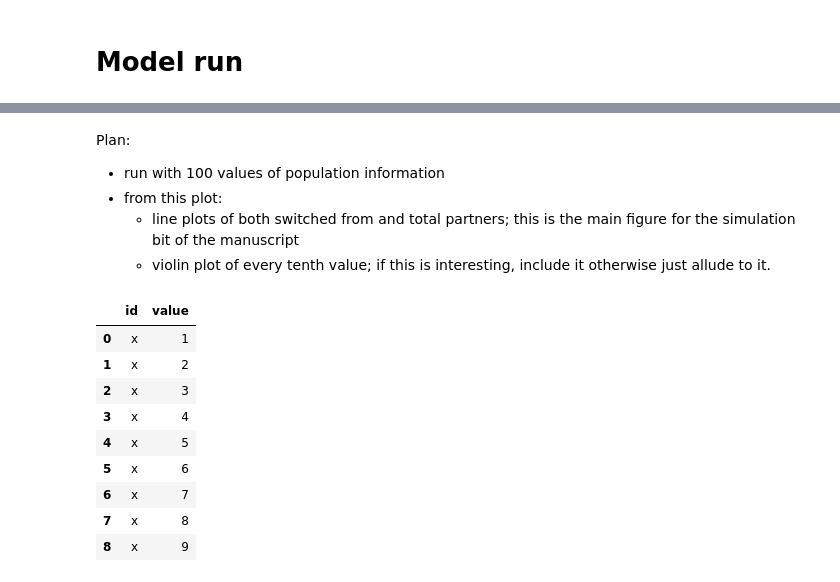
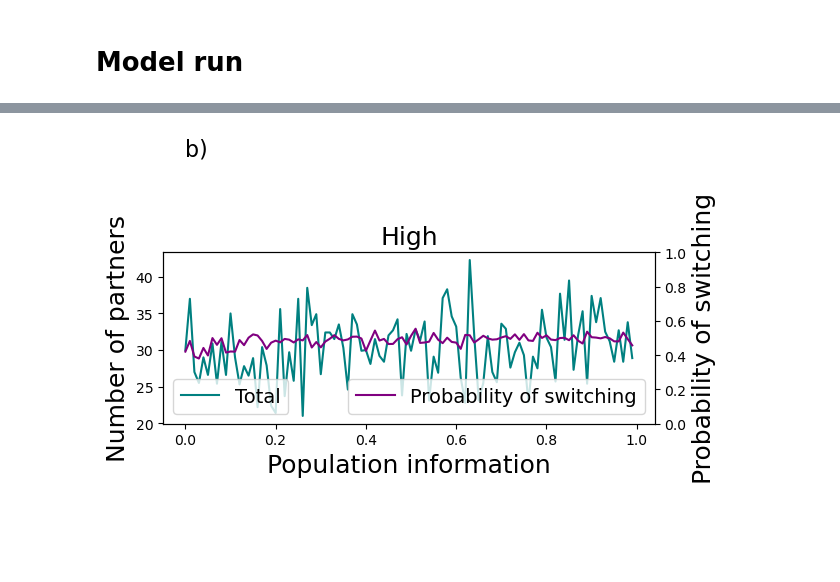
Before and after one commit to beckypadget/partnerswitching_model, a Jupyter notebook: model-evolution.ipynb, the cells around one changed output, grey strips where cells are left out. Cells and saved outputs as stored; diff of their text form; code cells hidden in the pictures; blank space fills up the shorter version.

```diff
--- a/model-evolution.ipynb
+++ b/model-evolution.ipynb
@@ -392,22 +475,0 @@ plt.show()
-# %% [markdown]
-Plan:
-* run with 100 values of population information
-* from this plot:
-    * line plots of both switched from and total partners; this is the main figure for the simulation bit of the manuscript
-    * violin plot of every tenth value; if this is interesting, include it otherwise just allude to it.
-# %%
-ps_dict = pd.DataFrame(columns=["id", "value"])
-for i in range(1, 10):
-    ps_dict = pd.concat([ps_dict, pd.DataFrame({"id": ['x'], "value": [i]})], ignore_index=True)
-ps_dict
-# %% [output]
-|  | id | value |
-| 0 | x | 1 |
-| 1 | x | 2 |
-| 2 | x | 3 |
-| 3 | x | 4 |
-| 4 | x | 5 |
-| 5 | x | 6 |
-| 6 | x | 7 |
-| 7 | x | 8 |
-| 8 | x | 9 |
@@ -413,0 +592,29 @@ ps_dict
+# %%
+## ADD LETTERS TO FIGURES!!
+fig, ax = plt.subplots()
+
+# First y-axis (left)
+sns.lineplot(data=df_agg, x='all_uncertainty', y='mean_number_partners', color="teal", errorbar='sd', label="Total", ax=ax)
+# sns.lineplot(data=df_agg, x='all_uncertainty', y='mean_switched_from', color="coral", label="Switched from", ax=ax)
+
+ax.set_xlabel('Population information', fontsize=18)
+ax.set_ylabel('Number of partners', fontsize=18)
+ax.legend(loc='lower left', fontsize=14)
+
+# ax.set_ylim(0, 20)
+ax.text(0, 56.5,'b)', fontsize=16)
+
+# Second y-axis (right)
+ax2 = ax.twinx()
+sns.lineplot(data=df_agg, x='all_uncertainty', y='mean_ps', color="purple", label="Probability of switching", ax=ax2)
+
+ax2.set_ylabel('Probability of switching', fontsize=18)
+ax2.legend(loc='lower right', fontsize=14)
+ax2.set_ylim(0, 1)
+
+plt.title("High", fontsize=18)
+plt.tight_layout()
+# plt.savefig("adjusting_information-switching-line-cooppop.png")
+plt.show()
+# %% [output]
+[figure, added]
```
Also changed, not shown: parts of 17 cells of this notebook, 3 other files.
